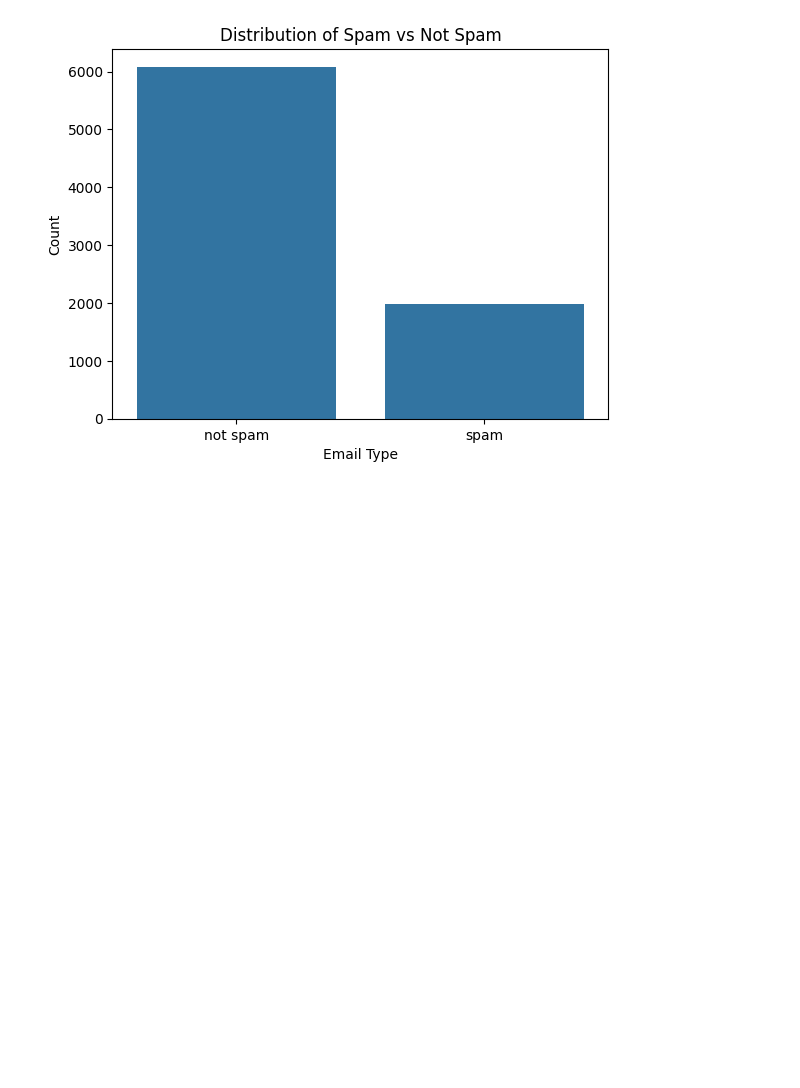
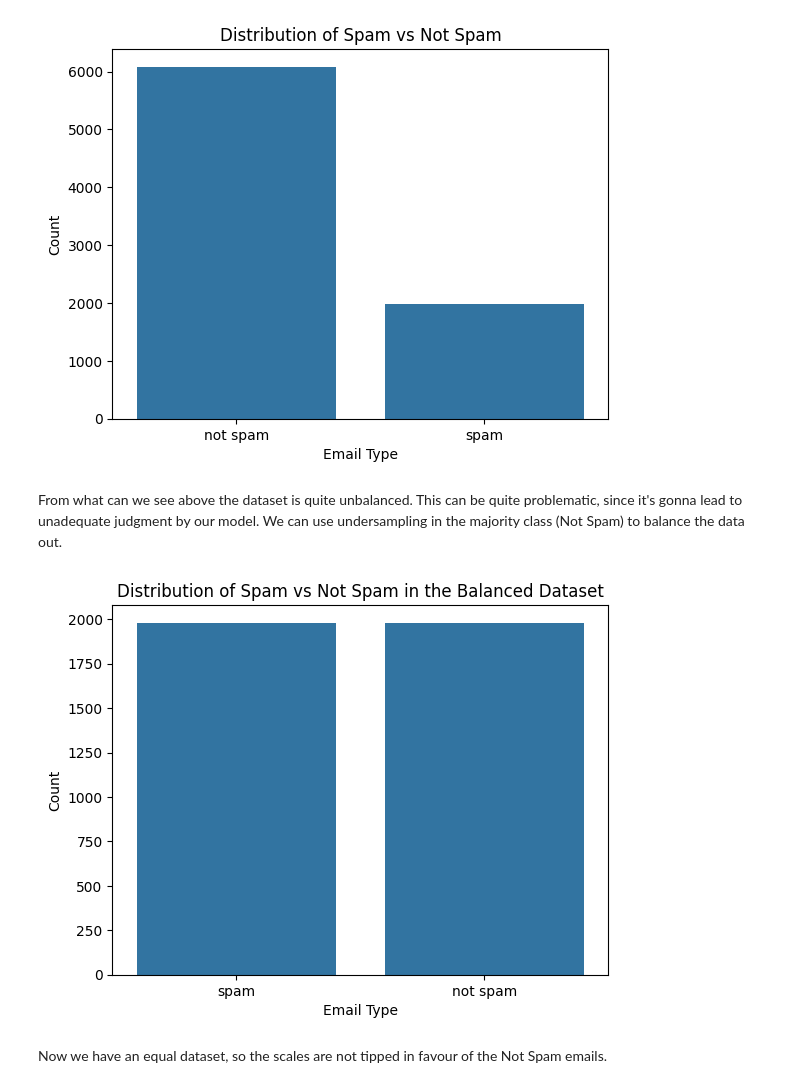
Before and after one commit to KaloyanRakov/Spam-Email-Classifier, a Jupyter notebook: Notebooks/SpamShield.ipynb, the cells around one changed output. Saved outputs shown, nothing was run; the diff lists cells and outputs as text; code cells hidden in the pictures; blank space fills up the shorter version.

```diff
--- a/Notebooks/Spam Email Classifier.ipynb
+++ b/Notebooks/SpamShield.ipynb
@@ -230,3 +230,31 @@ plt.ylabel("Count")
 plt.show()
 # %% [output]
 [figure]
+# %% [markdown]
+From what can we see above the dataset is quite unbalanced. This can be quite problematic, since it's gonna lead to unadequate judgment by our model. We can use undersampling in the majority class (Not Spam) to balance the data out.
+# %%
+from sklearn.utils import resample
+
+spam_df = combined_df[combined_df['label'] == 'spam']
+not_spam_df = combined_df[combined_df['label'] == 'not spam']
+
+not_spam_downsampled = resample(
+    not_spam_df,
+    replace=False,
+    n_samples=len(spam_df),
+    random_state=42
+)
+
+balanced_df = pd.concat([spam_df, not_spam_downsampled])
+
+balanced_df = balanced_df.sample(frac=1, random_state=42).reset_index(drop=True)
+
+sns.countplot(data=balanced_df, x='label')
+plt.title("Distribution of Spam vs Not Spam in the Balanced Dataset")
+plt.xlabel("Email Type")
+plt.ylabel("Count")
+plt.show()
+# %% [output]
+[figure, added]
+# %% [markdown]
+Now we have an equal dataset, so the scales are not tipped in favour of the Not Spam emails.
```
Also changed, not shown: parts of 8 cells of this notebook.
